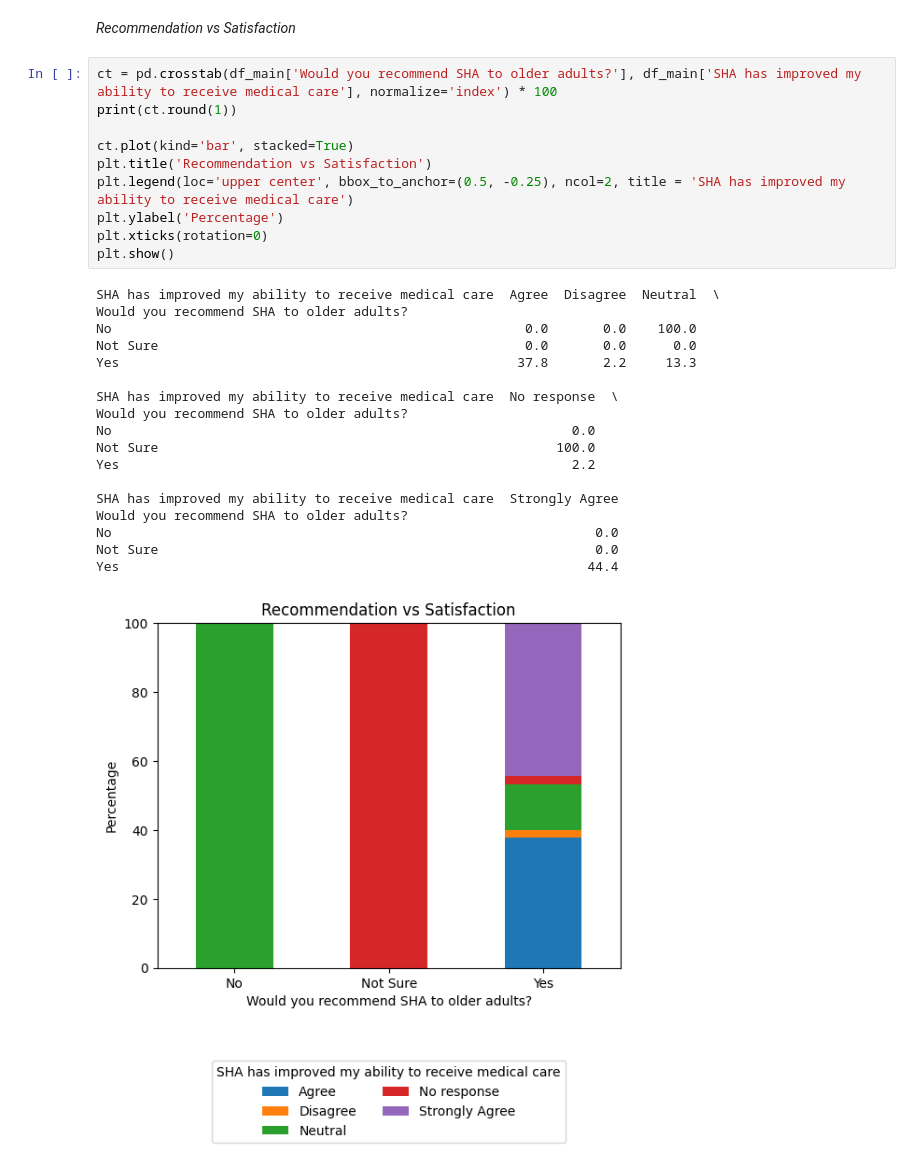
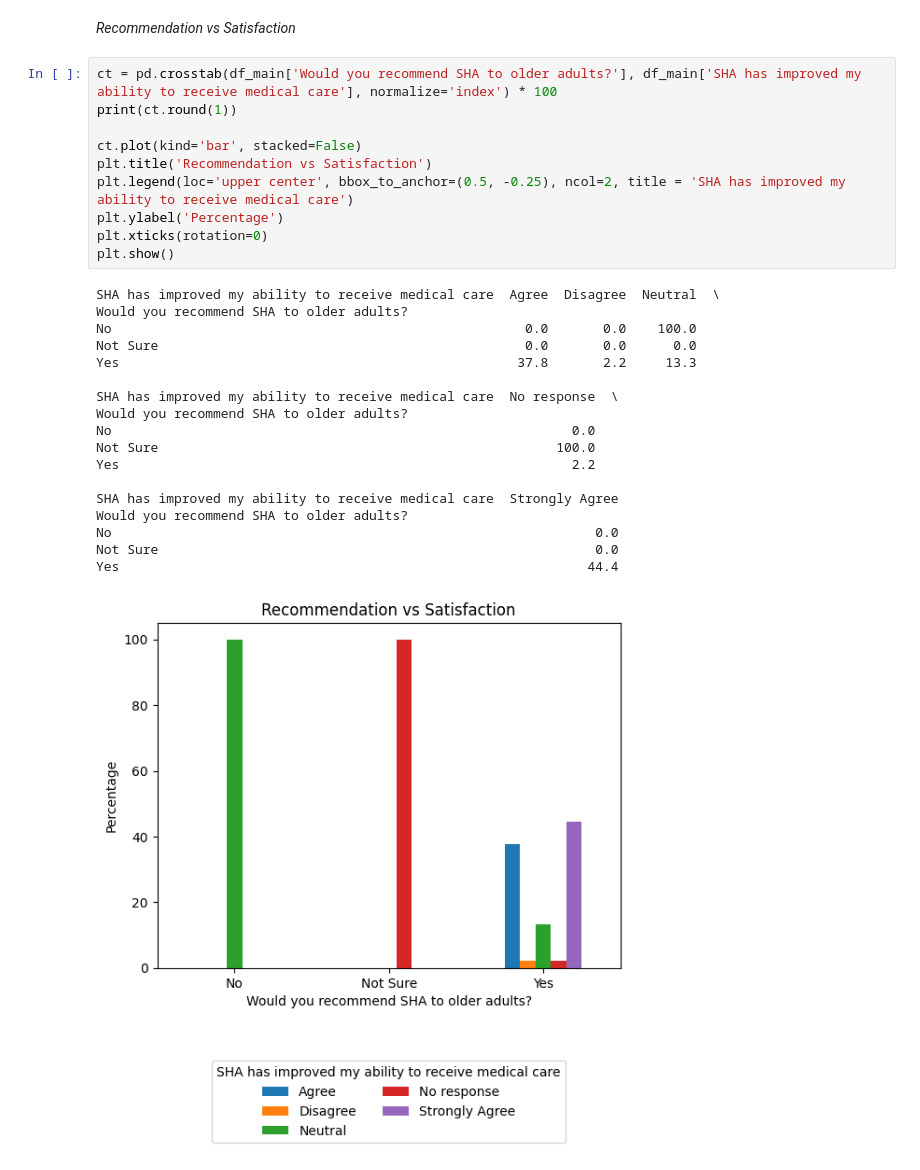
Before and after one commit to DennoCheru/Mosoriot, a Jupyter notebook: Mosoriot.ipynb, the cells around one changed output. Cells and saved outputs as stored; diff of their text form.

```diff
--- a/Mosoriot.ipynb
+++ b/Mosoriot.ipynb
@@ -1058,29 +1058,29 @@ Yes                                                                          0.0
 # %%
 ct = pd.crosstab(df_main['Would you recommend SHA to older adults?'], df_main['SHA has improved my ability to receive medical care'], normalize='index') * 100
 print(ct.round(1))
 
-ct.plot(kind='bar', stacked=True)
+ct.plot(kind='bar', stacked=False)
 plt.title('Recommendation vs Satisfaction')
 plt.legend(loc='upper center', bbox_to_anchor=(0.5, -0.25), ncol=2, title = 'SHA has improved my ability to receive medical care')
 plt.ylabel('Percentage')
 plt.xticks(rotation=0)
 plt.show()
 # %% [output]
 SHA has improved my ability to receive medical care  Agree  Disagree  Neutral  \
 Would you recommend SHA to older adults?
 No                                                     0.0       0.0    100.0
 Not Sure                                               0.0       0.0      0.0
 Yes                                                   37.8       2.2     13.3
 
 SHA has improved my ability to receive medical care  No response  \
 Would you recommend SHA to older adults?
 No                                                           0.0
 Not Sure                                                   100.0
 Yes                                                          2.2
 
 SHA has improved my ability to receive medical care  Strongly Agree
 Would you recommend SHA to older adults?
 No                                                              0.0
 Not Sure                                                        0.0
 Yes                                                            44.4
-[figure, old version]
+[figure, new version]
```
Also changed, not shown: parts of 6 cells of this notebook.
